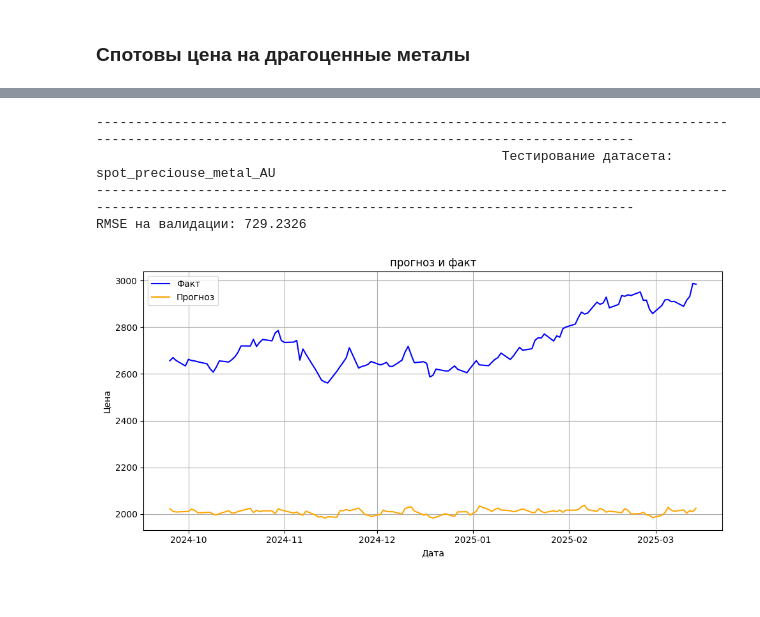
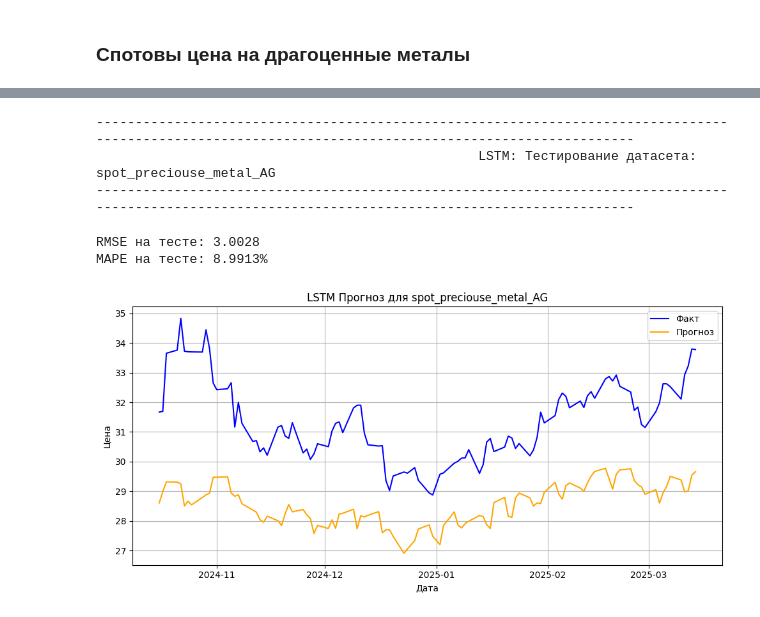
Before and after one commit to DanyaSH759/Forecasting_the_Value_of_Financial_Assets, a Jupyter notebook: jupyter_app/notebooks/Research_predict_of_financial_assets/Part 5. final test.ipynb, the cells around one changed output, grey strips where cells are left out. Cells and saved outputs as stored; diff of their text form; code cells hidden in the pictures.

```diff
--- a/jupyter_app/notebooks/Research_predict_of_financial_assets/Part 5. final test.ipynb
+++ b/jupyter_app/notebooks/Research_predict_of_financial_assets/Part 5. final test.ipynb
@@ -224,8 +232,0 @@ RMSE на валидации: 4.1691
-# %%
-best_model_LGBM(spot_preciouse_metal_AU, 'spot_preciouse_metal_AU',  {'n_estimators': 154, 'learning_rate': 0.04394280207031388, 'max_depth': 9, 'num_leaves': 17, 'min_child_samples': 9})
-# %% [output]
-------------------------------------------------------------------------------------------------------------------------------------------------------
-                                                    Тестирование датасета: spot_preciouse_metal_AU
-------------------------------------------------------------------------------------------------------------------------------------------------------
-RMSE на валидации: 729.2326
-[figure, removed]
@@ -231,0 +245,18 @@ RMSE на валидации: 729.2326
+# %%
+class SlidingWindowDataset(Dataset):
+    def __init__(self, X, y, seq_len=10):
+        self.X_seq = []
+        self.y = []
+
+        for i in range(len(X) - seq_len):
+            self.X_seq.append(X.iloc[i:i+seq_len].values)
+            self.y.append(y.iloc[i+seq_len])
+
+        self.X_seq = torch.tensor(self.X_seq, dtype=torch.float32)
+        self.y = torch.tensor(self.y, dtype=torch.float32)
+
+    def __len__(self):
+        return len(self.y)
+
+    def __getitem__(self, idx):
+        return self.X_seq[idx], self.y[idx]
@@ -231,0 +386,9 @@ RMSE на валидации: 729.2326
+# %%
+best_model_LSTM(spot_preciouse_metal_AG, 'spot_preciouse_metal_AG',  {'hidden_size': 219, 'num_layers': 1, 'dropout': 0.2908311773478998, 'lr': 0.0015684231181917073, 'seq_len': 6})
+# %% [output]
+------------------------------------------------------------------------------------------------------------------------------------------------------
+                                                 LSTM: Тестирование датасета: spot_preciouse_metal_AG
+------------------------------------------------------------------------------------------------------------------------------------------------------
+RMSE на тесте: 3.0028
+MAPE на тесте: 8.9913%
+[figure, added]
```
Also changed, not shown: parts of 16 cells of this notebook, 46 other files.
